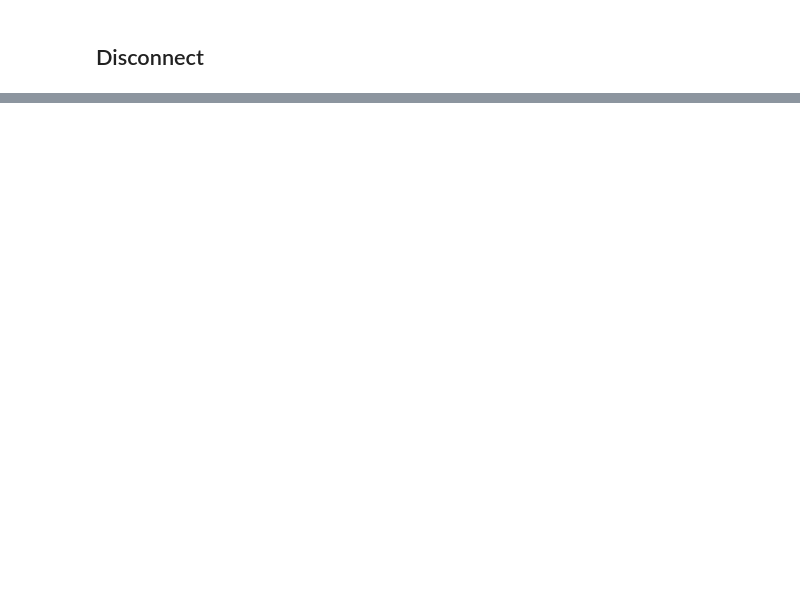
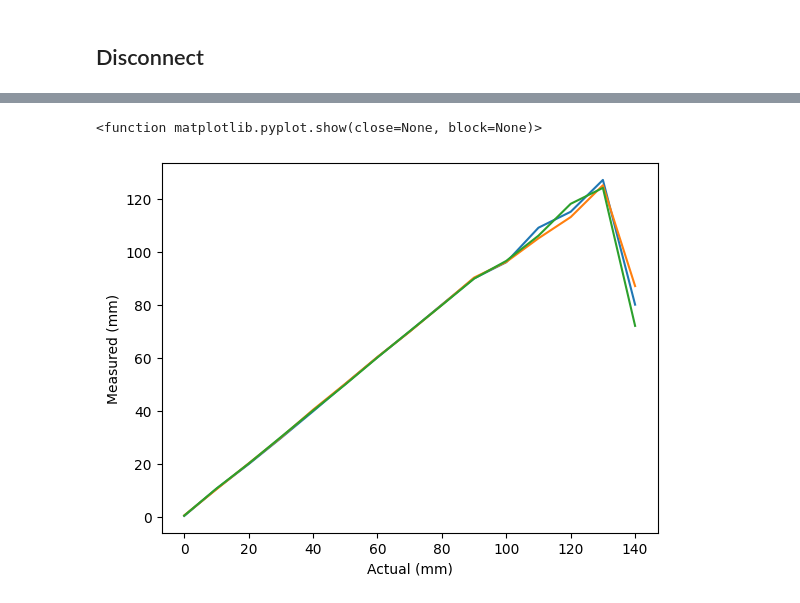
Before and after one commit to bhadrab/ECE4160LabCode, a Jupyter notebook: ble_python/demo.ipynb, the cells around one changed output, grey strips where cells are left out. Saved outputs shown, nothing was run; the diff lists cells and outputs as text; code cells hidden in the pictures; blank space fills up the shorter version.

```diff
--- a/ble_python/demo.ipynb
+++ b/ble_python/demo.ipynb
@@ -262,0 +244,15 @@ Exception: Not connected to a BLE device
+# %%
+times= [0,10,20,30,40,50,60,70,80,90,100,110,120,130,140]
+trial1 = [0.4,10.6,19.9,29.7,39.8,50.1,60.2,69.9,80,89.9,96,109,115,127,80]
+trial2 = [0.6,10.4,20.2,29.9,40.4,50.2,60.3,69.8,79.9,90.2,96.1,105,113,125,87]
+trial3 = [0.5,10.7,20.1,30.1,40.1,49.9,60.1,70,79.8,89.8,96.5,106,118,124,72]
+
+plt.plot(times,trial1,label = "Trial 1")
+plt.plot(times,trial2,label = "Trial 2")
+plt.plot(times,trial3,label = "Trial 3")
+plt.xlabel('Actual (mm)')
+plt.ylabel('Measured (mm)')
+plt.show
+# %% [output]
+<function matplotlib.pyplot.show(close=None, block=None)>
+[figure, added]
```
Also changed, not shown: parts of 17 cells of this notebook, 8 other files.
